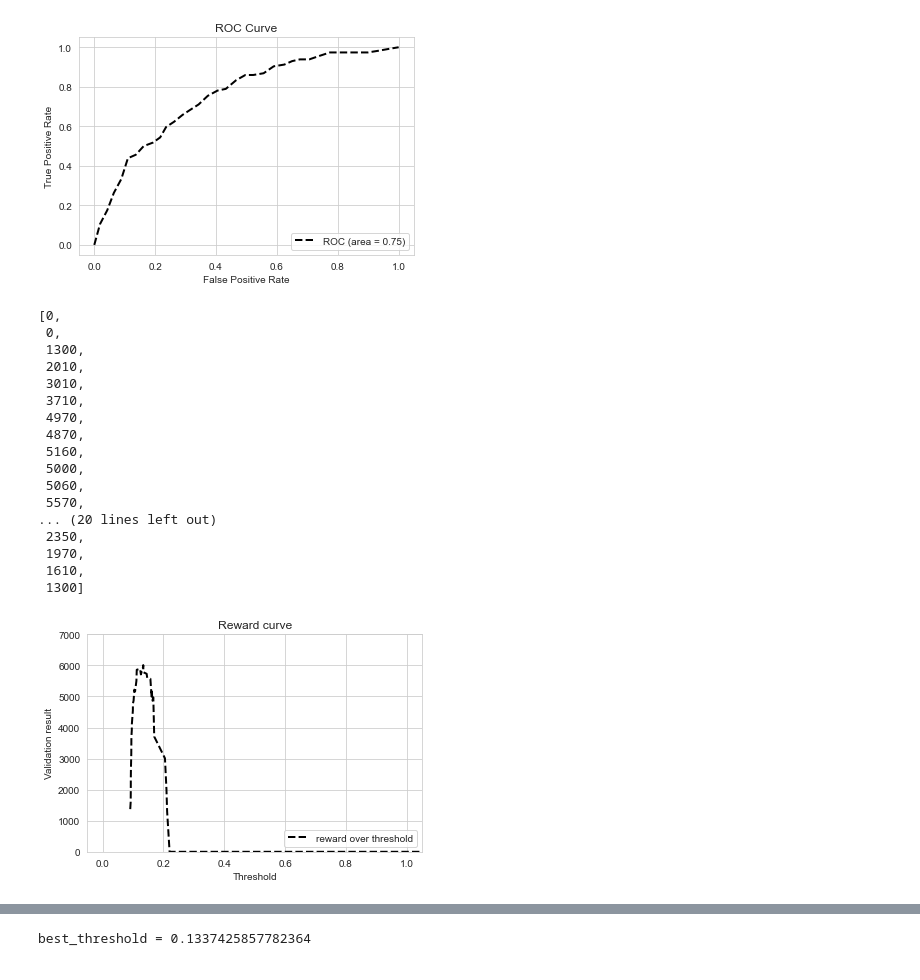
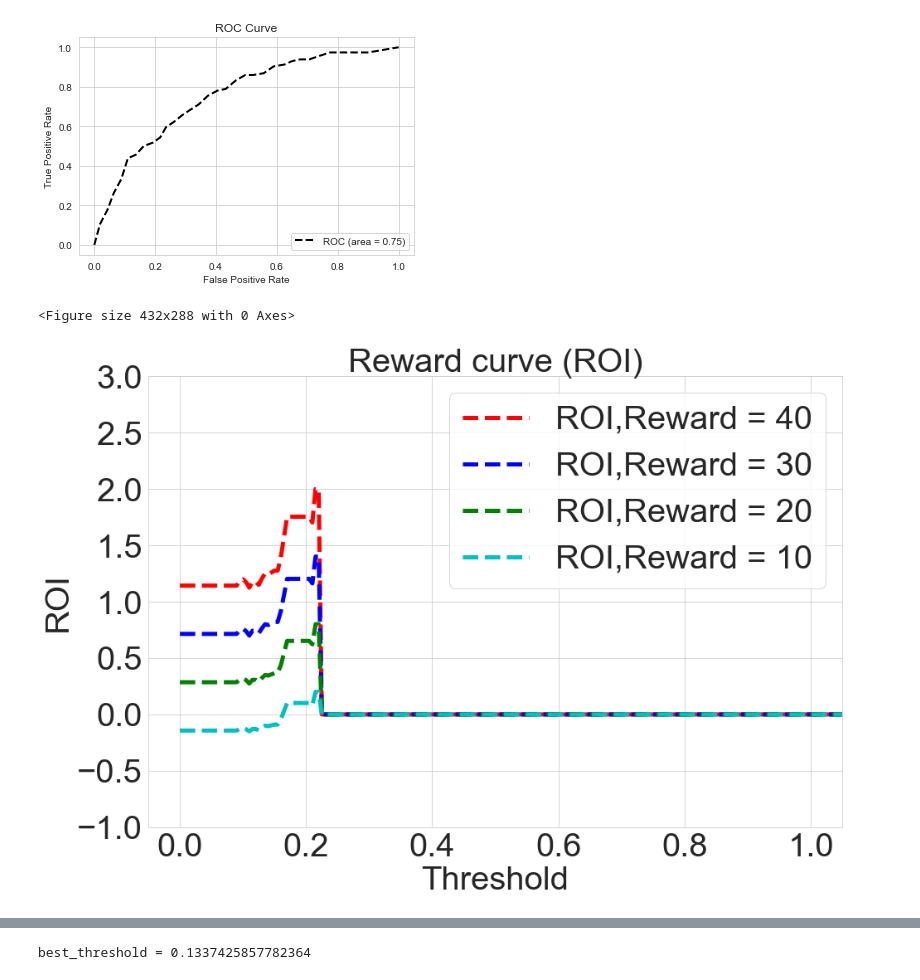
Before and after one commit to czkaiweb/ErdosProject-ROOTInc, a Jupyter notebook: Model/notebook/xgBoostQuickCheck.ipynb, the cells around one changed output, grey strips where cells are left out. Saved outputs shown, nothing was run; the diff lists cells and outputs as text; code cells hidden in the pictures.

```diff
--- a/Model/notebook/xgBoostQuickCheck.ipynb
+++ b/Model/notebook/xgBoostQuickCheck.ipynb
@@ -144,37 +160,42 @@ def getReward(regressor, threshold, Xs, ys):
 # %%
-reward_buffer = []
-for threshold in thresholds:
-    reward = getReward(clf,threshold,X_validation,y_validation)
-    reward_buffer.append(reward)
+reward_list = [1,2,3,4,5,6,7,8,9,10,20,30,40,130]
+reward_buffers = {}
+nSold_buffers = {}
+gain_buffers = {}
+thresholds = np.arange(0, 0.3, 0.005).tolist() +  np.arange(0.3, 1.9, 0.8).tolist()
 
-reward_buffer
+for reward in reward_list:
+    reward_buffers[reward]=[]
+    nSold_buffers[reward] = []
+    gain_buffers[reward] = []
+    buffer_reward = []
+    buffer_sold = []
+    buffer_gain = []
+    for threshold in thresholds:
+        ROI, nSold, gain = getROI(reward,threshold, y_vpred, y_validation, click_validation)
+        buffer_reward.append(ROI)
+        buffer_sold.append(nSold)
+        buffer_gain.append(gain)
+    reward_buffers[reward]=buffer_reward
+    nSold_buffers[reward]=buffer_sold
+    gain_buffers[reward]=buffer_gain
-# %% [output]
-[0,
- 0,
- 1300,
- 2010,
- 3010,
- 3710,
- 4970,
- 4870,
- 5160,
- 5000,
- 5060,
- 5570,
-... (20 lines left out)
- 2350,
- 1970,
- 1610,
- 1300]
 # %%
-plt.plot(thresholds, reward_buffer, 'k--', label='reward over threshold', lw=2)
+plt.clf()
+plt.figure(figsize=(15,10))
+plt.plot(thresholds, reward_buffers[40], 'r--',lw=5, label = "ROI,Reward = 40")
+plt.plot(thresholds, reward_buffers[30], 'b--',lw=5, label = "ROI,Reward = 30")
+plt.plot(thresholds, reward_buffers[20], 'g--',lw=5, label = "ROI,Reward = 20")
+plt.plot(thresholds, reward_buffers[10], 'c--',lw=5, label = "ROI,Reward = 10")
 
 plt.xlim([-0.05, 1.05])
-plt.ylim([-0.05, 7000])
-plt.xlabel('Threshold')
-plt.ylabel('Validation result')
-plt.title('Reward curve')
-plt.legend(loc="lower right")
+plt.xticks(fontsize=40)
+plt.ylim([-1.0, 3.0])
+plt.yticks(fontsize=40)
+plt.xlabel('Threshold',fontsize=40)
+plt.ylabel('ROI', fontsize=40)
+plt.title('Reward curve (ROI)', fontsize=40)
+plt.legend(loc="upper right",prop={'size': 40})
 plt.show()
 # %% [output]
+<Figure size 432x288 with 0 Axes>
-[figure, old version]
+[figure, new version]
```
Also changed, not shown: parts of 7 cells of this notebook, 4 other files.
